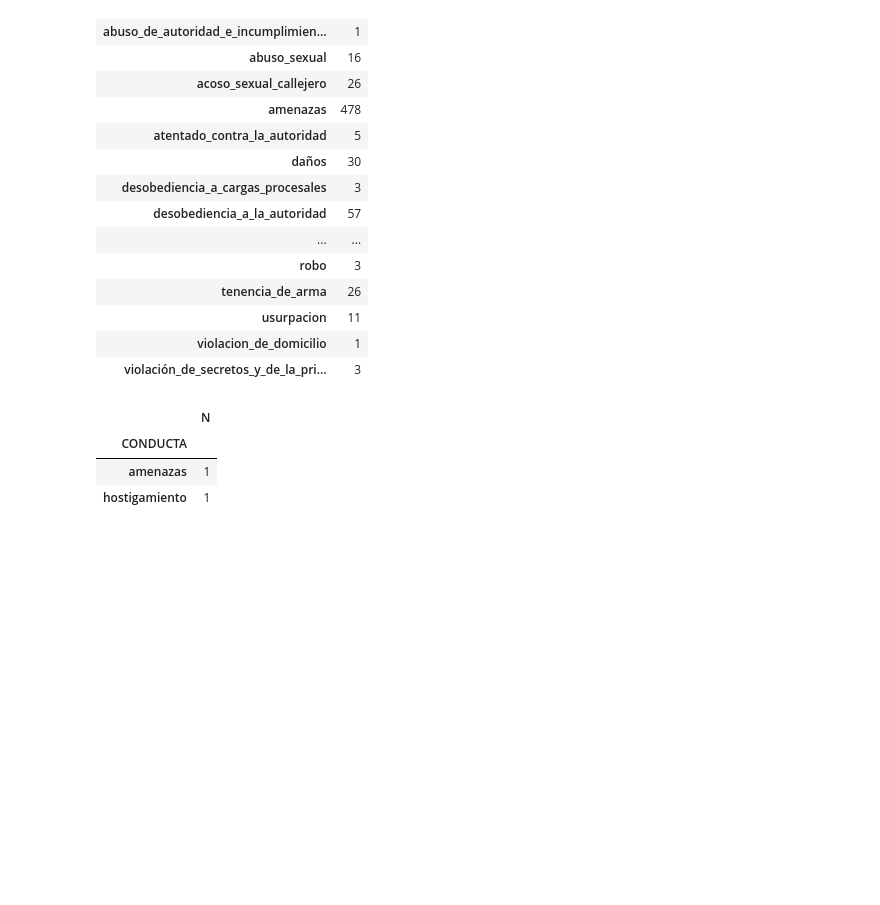
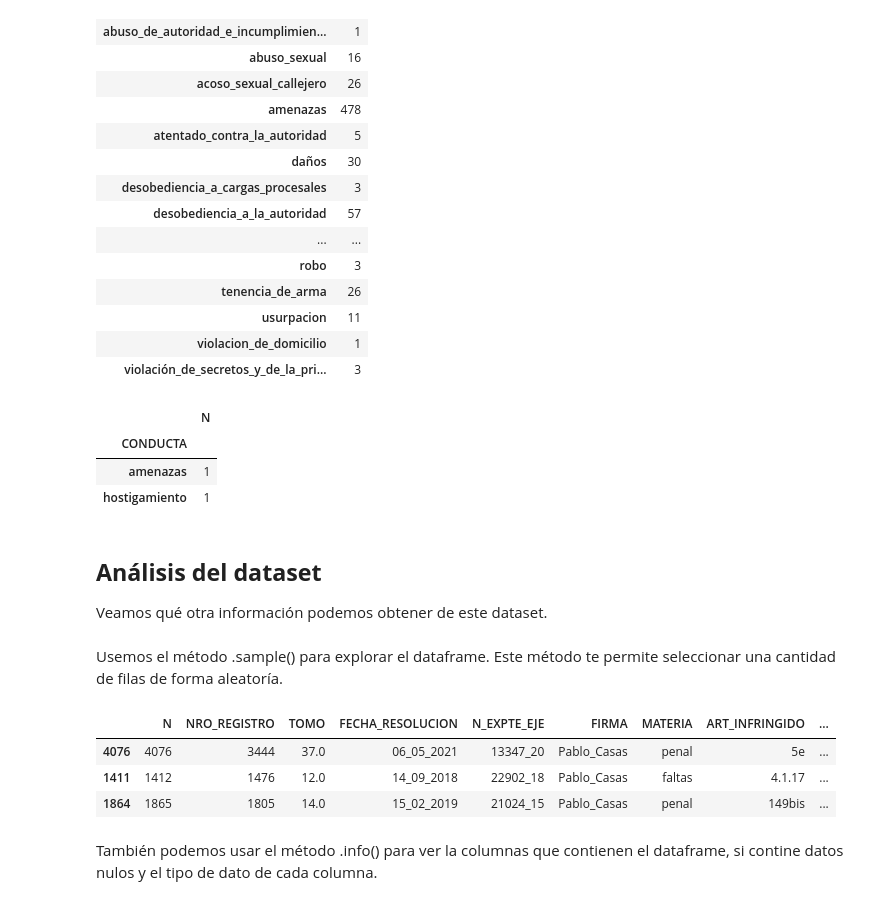
Before and after one commit to WomenBioinfoDataScLA/Workshops, a Jupyter notebook: Datos_Python.ipynb, the cells around one changed output. Drawn from its saved outputs; the diff is of its cells as text; code cells hidden in the pictures; blank space fills up the shorter version.

```diff
--- a/Datos_Python.ipynb
+++ b/Datos_Python.ipynb
@@ -219,3 +349,18 @@ tabla_genero[(tabla_genero['GENERO_DENUNCIANTE'] == 'lgbtiq+')].groupby('CONDUCT
 | CONDUCTA |  |
 | amenazas | 1 |
 | hostigamiento | 1 |
+# %% [markdown]
+## **Análisis del dataset**
+
+Veamos qué otra información podemos obtener de este dataset.
+# %% [markdown]
+Usemos el método .sample() para explorar el dataframe. Este método te permite seleccionar una cantidad de filas de forma aleatoría.
+# %%
+tabla_genero.sample(3)
+# %% [output]
+|  | N | NRO_REGISTRO | TOMO | FECHA_RESOLUCION | N_EXPTE_EJE | FIRMA | MATERIA | ART_INFRINGIDO | ... |
+| 4076 | 4076 | 3444 | 37.0 | 06_05_2021 | 13347_20 | Pablo_Casas | penal | 5e | ... |
+| 1411 | 1412 | 1476 | 12.0 | 14_09_2018 | 22902_18 | Pablo_Casas | faltas | 4.1.17 | ... |
+| 1864 | 1865 | 1805 | 14.0 | 15_02_2019 | 21024_15 | Pablo_Casas | penal | 149bis | ... |
+# %% [markdown]
+También podemos usar el método .info() para ver la columnas que contienen el dataframe, si contine datos nulos y el tipo de dato de cada columna.
```
Also changed, not shown: parts of 37 cells of this notebook.
